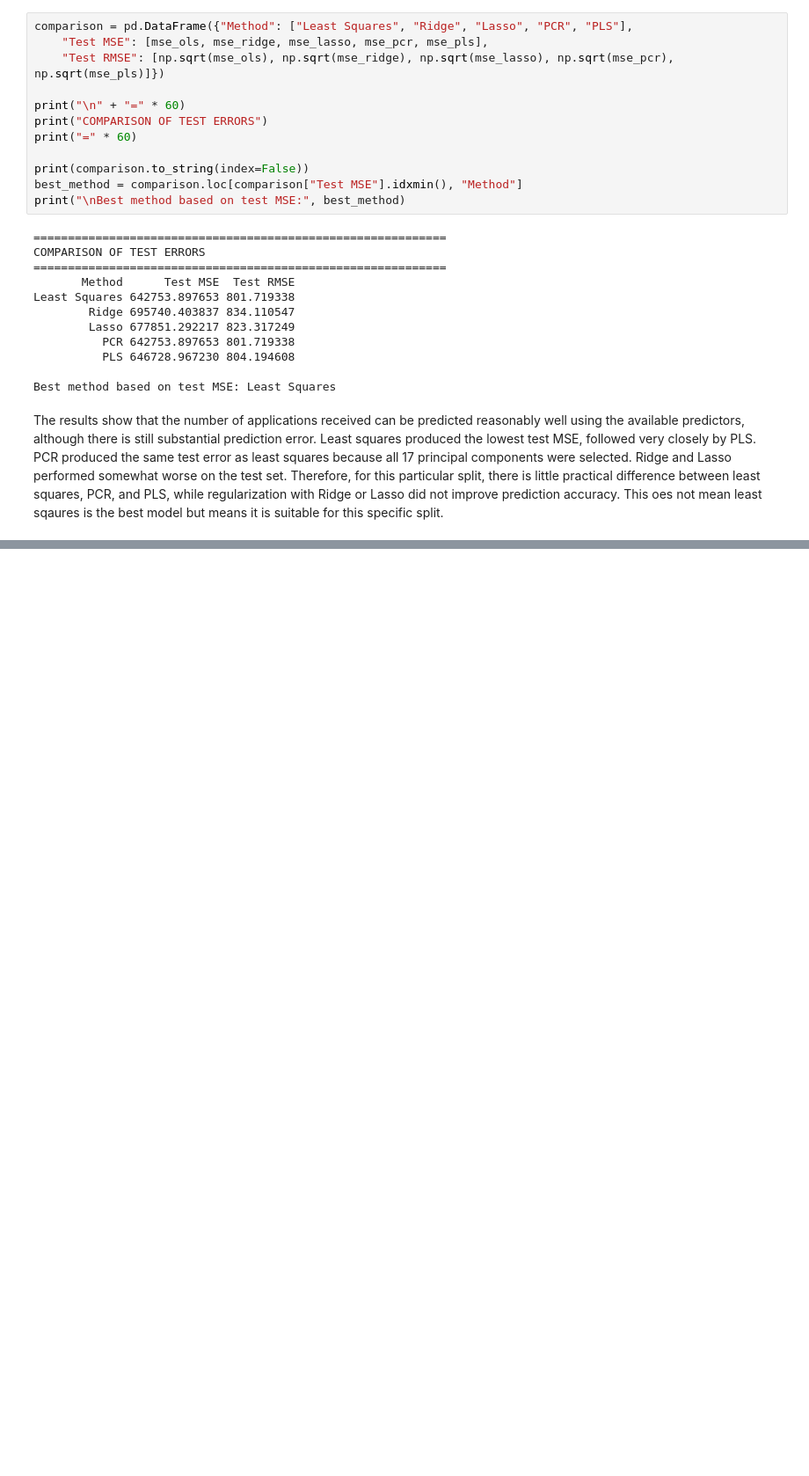
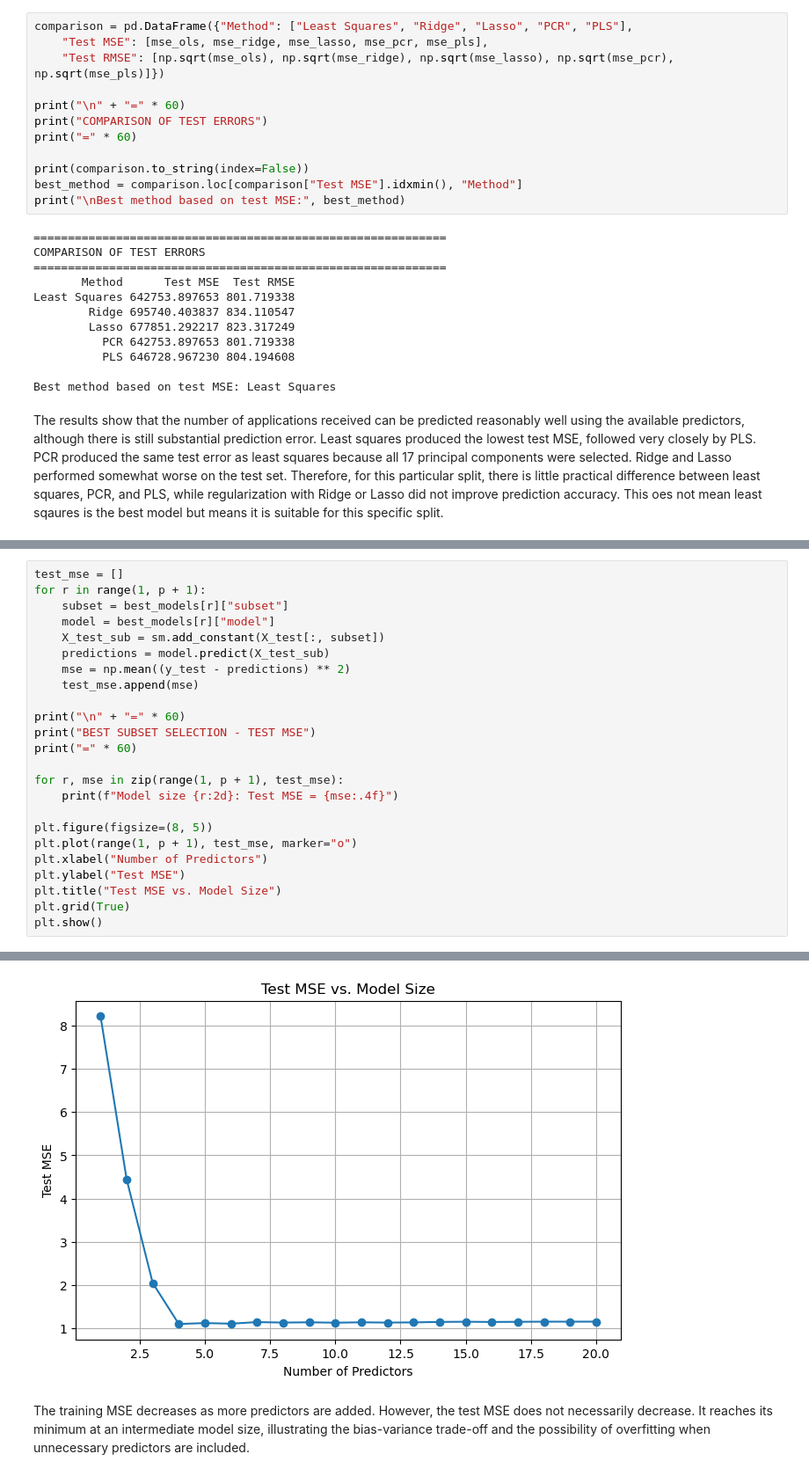
Before and after one commit to sumukha-r/isl-python-solutions, a Jupyter notebook: Chapter06-Linear-Model-Selection-and-Regularization/Chapter06-Linear-Model-Selection-and-Regularization.ipynb, the cells around one changed output, grey strips where cells are left out. Shown at 88% size. Cells and saved outputs as stored; diff of their text form; blank space fills up the shorter version.

```diff
--- a/Chapter06-Linear-Model-Selection-and-Regularization/Chapter06-Linear-Model-Selection-and-Regularization.ipynb
+++ b/Chapter06-Linear-Model-Selection-and-Regularization/Chapter06-Linear-Model-Selection-and-Regularization.ipynb
@@ -511,0 +639,25 @@ The results show that the number of applications received can be predicted reaso
+# %%
+test_mse = []
+for r in range(1, p + 1):
+    subset = best_models[r]["subset"]
+    model = best_models[r]["model"]
+    X_test_sub = sm.add_constant(X_test[:, subset])
+    predictions = model.predict(X_test_sub)
+    mse = np.mean((y_test - predictions) ** 2)
+    test_mse.append(mse)
+
+print("\n" + "=" * 60)
+print("BEST SUBSET SELECTION - TEST MSE")
+print("=" * 60)
+
+for r, mse in zip(range(1, p + 1), test_mse):
+    print(f"Model size {r:2d}: Test MSE = {mse:.4f}")
+
+plt.figure(figsize=(8, 5))
+plt.plot(range(1, p + 1), test_mse, marker="o")
+plt.xlabel("Number of Predictors")
+plt.ylabel("Test MSE")
+plt.title("Test MSE vs. Model Size")
+plt.grid(True)
+plt.show()
+# %% [output]
@@ -511,0 +681,3 @@ The results show that the number of applications received can be predicted reaso
+[figure, added]
+# %% [markdown]
+The training MSE decreases as more predictors are added. However, the test MSE does not necessarily decrease. It reaches its minimum at an intermediate model size, illustrating the bias-variance trade-off and the possibility of overfitting when unnecessary predictors are included.
```
Also changed, not shown: parts of 10 cells of this notebook, 1 other file.
